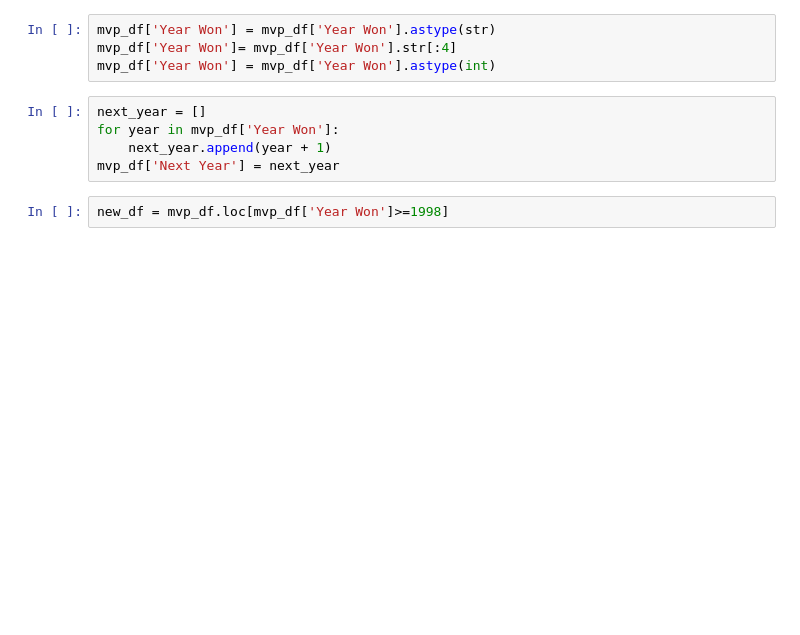
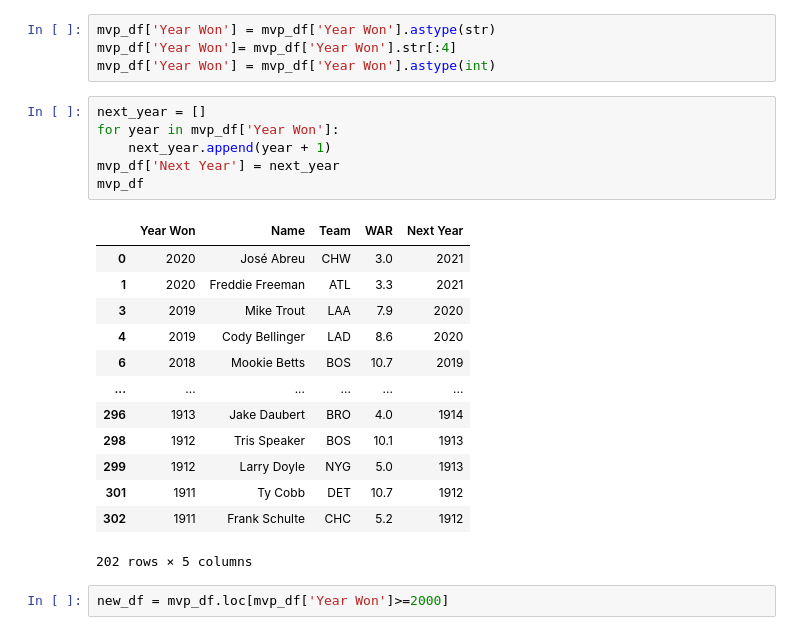
Before and after one commit to ajg318/WARcomparison, a Jupyter notebook: WarAnalysis.ipynb, the cells around one changed output. Drawn from its saved outputs; the diff is of its cells as text; blank space fills up the shorter version.

```diff
--- a/WarAnalysis.ipynb
+++ b/WarAnalysis.ipynb
@@ -42,8 +72,23 @@ mvp_df['Year Won'] = mvp_df['Year Won'].astype(int)
 # %%
 next_year = []
 for year in mvp_df['Year Won']:
     next_year.append(year + 1)
 mvp_df['Next Year'] = next_year
+mvp_df
+# %% [output]
+|  | Year Won | Name | Team | WAR | Next Year |
+| 0 | 2020 | José Abreu | CHW | 3.0 | 2021 |
+| 1 | 2020 | Freddie Freeman | ATL | 3.3 | 2021 |
+| 3 | 2019 | Mike Trout | LAA | 7.9 | 2020 |
+| 4 | 2019 | Cody Bellinger | LAD | 8.6 | 2020 |
+| 6 | 2018 | Mookie Betts | BOS | 10.7 | 2019 |
+| ... | ... | ... | ... | ... | ... |
+| 296 | 1913 | Jake Daubert | BRO | 4.0 | 1914 |
+| 298 | 1912 | Tris Speaker | BOS | 10.1 | 1913 |
+| 299 | 1912 | Larry Doyle | NYG | 5.0 | 1913 |
+| 301 | 1911 | Ty Cobb | DET | 10.7 | 1912 |
+| 302 | 1911 | Frank Schulte | CHC | 5.2 | 1912 |
+202 rows × 5 columns
 # %%
-new_df = mvp_df.loc[mvp_df['Year Won']>=1998]
+new_df = mvp_df.loc[mvp_df['Year Won']>=2000]
 # %%
```
Also changed, not shown: parts of 12 cells of this notebook, 28 other files.
